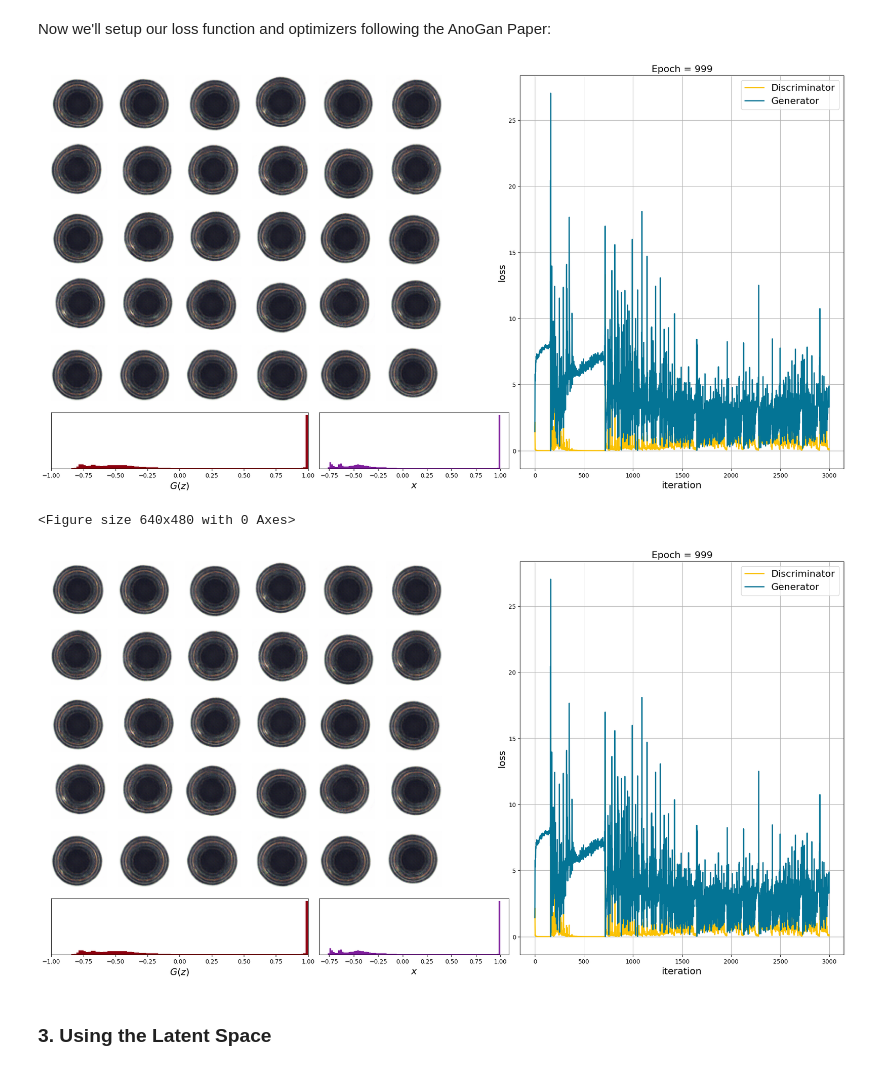
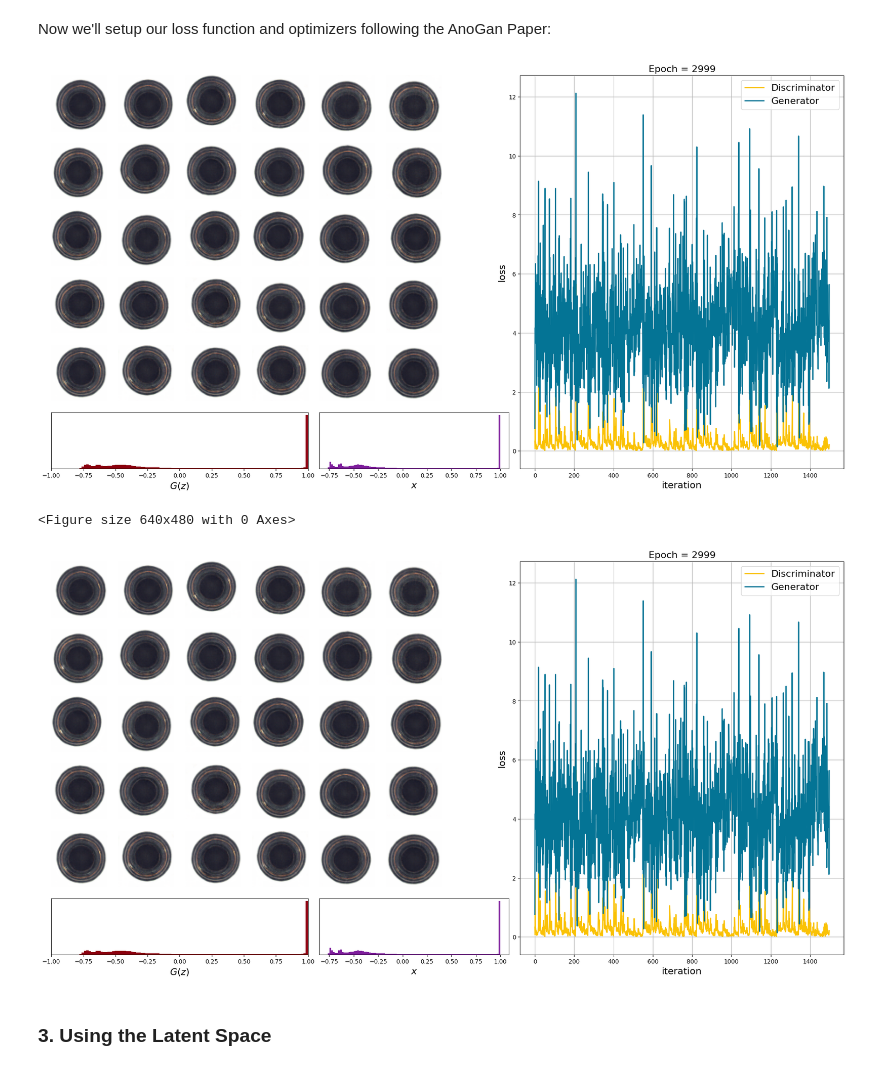
Before and after one commit to aymen20002005/Anomaly_Detection_Challenge, a Jupyter notebook: Gan_Models/AnoGan/Results/bottle/AnoGan_on_MVTec_with_bottle_class.ipynb, the cells around one changed output. Drawn from its saved outputs; the diff is of its cells as text; code cells hidden in the pictures.

```diff
--- a/Gan_Models/AnoGan/Results/bottle/AnoGan_on_MVTec_with_bottle_class.ipynb
+++ b/Gan_Models/AnoGan/Results/bottle/AnoGan_on_MVTec_with_bottle_class.ipynb
@@ -190,49 +190,52 @@ def show_progress(save=False):
     fig.add_subplot(gs[:,7:])
     plt.plot(losses[0], color='xkcd:goldenrod', linewidth=2); plt.plot(losses[1], color='xkcd:sea blue', linewidth=2);
     plt.legend(['Discriminator', 'Generator'],loc=1, fontsize=16);
-    plt.grid(1); plt.title('Epoch = ' + str(epoch), fontsize=16); plt.ylabel('loss', fontsize=16); plt.xlabel('iteration', fontsize=16);
+    plt.grid(1); plt.title('Epoch = ' + str(epoch+2500), fontsize=16); plt.ylabel('loss', fontsize=16); plt.xlabel('iteration', fontsize=16);
     display.clear_output(wait=True); display.display(plt.gcf())
     if save: plt.savefig(save_dir/'viz'/(str(count)+'.png'), dpi=150)
 # %% [markdown]
 Now we'll setup our loss function and optimizers following the AnoGan Paper:
 # %%
+G=torch.load('/kaggle/input/training-4/G_epoch_2499.pth')
+D=torch.load('/kaggle/input/training-4/D_epoch_2499.pth')
+
 optD = optim.Adam(D.parameters(), lr=1e-4, betas = (0.5, 0.999))
 optG = optim.Adam(G.parameters(), lr=1e-4, betas = (0.5, 0.999))
 criterion = nn.BCELoss()
 # %%
 zero_labels = torch.zeros(batch_size).to(device)
 ones_labels = torch.ones(batch_size).to(device)
 losses = [[],[]]
-epochs, viz_freq, save_freq, count = 1000, 100, 500, 0
+epochs, viz_freq, save_freq, count = 500, 100, 250, 0
 z_fixed = torch.randn(batch_size, 100, 1, 1).to(device)
 
 for epoch in range(epochs):
     for i, (x,y) in enumerate(tqdm(data.train_dl)):
         #Train Discriminator
         requires_grad(G, False); #Speeds up training a smidge
         z = torch.randn(batch_size, 100, 1, 1).to(device)
         l_fake = criterion(D(G(z)).view(-1), zero_labels)
         l_real = criterion(D(x).view(-1), ones_labels)
         loss = l_fake + l_real
         loss.backward(); losses[0].append(loss.item())
         optD.step(); G.zero_grad(); D.zero_grad();
 
         #Train Generator
         requires_grad(G, True);
         z = torch.randn(batch_size, 100, 1, 1).to(device)
         loss = criterion(D(G(z)).view(-1), ones_labels)
         loss.backward(); losses[1].append(loss.item())
         optG.step(); G.zero_grad(); D.zero_grad();
 
         if i%viz_freq==0: show_progress(save_training_viz)
         count+=1
     if (epoch+1)%save_freq==0:
         torch.save(G, save_dir/'ckpts'/('G_epoch_'+str(epoch)+'.pth'))
         torch.save(D, save_dir/'ckpts'/('D_epoch_'+str(epoch)+'.pth'))
 # %% [output]
-[figure, old version]
+[figure, new version]
 <Figure size 640x480 with 0 Axes>
-[figure, old version]
+[figure, new version]
 # %% [markdown]
 ### 3. Using the Latent Space
 # %% [markdown]
```
Also changed, not shown: parts of 20 cells of this notebook.
